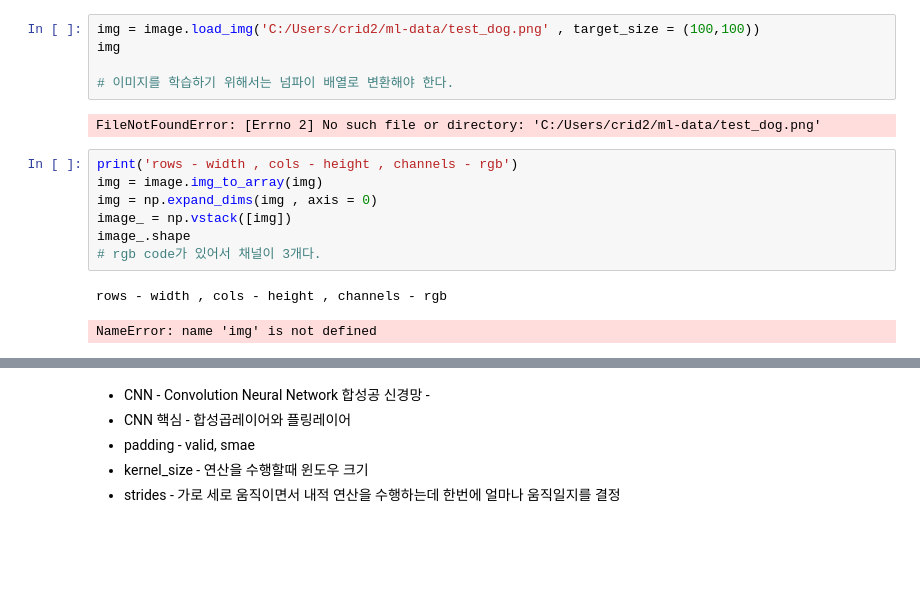
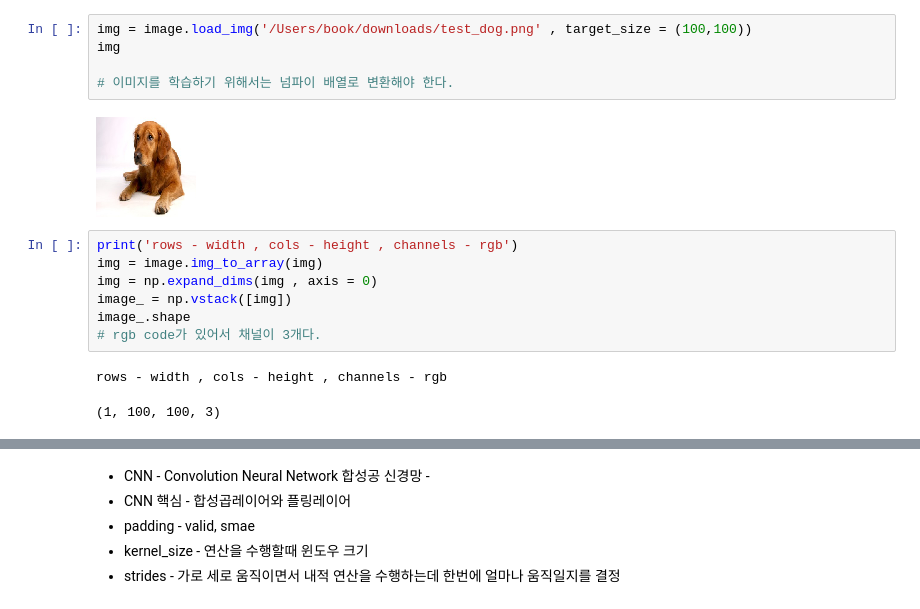
Before and after one commit to likeaAI/ai_study, a Jupyter notebook: 2022_ai_tensorflow[03]_jupyter_ver.ipynb, the cells around one changed output, grey strips where cells are left out. Saved outputs shown, nothing was run; the diff lists cells and outputs as text; blank space fills up the shorter version.

```diff
--- a/2022_ai_tensorflow[03]_jupyter_ver.ipynb
+++ b/2022_ai_tensorflow[03]_jupyter_ver.ipynb
@@ -53,10 +54,10 @@ device_lib.list_local_devices()
 # %%
-img = image.load_img('C:/Users/crid2/ml-data/test_dog.png' , target_size = (100,100))
+img = image.load_img('/Users/book/downloads/test_dog.png' , target_size = (100,100))
 img
 
 # 이미지를 학습하기 위해서는 넘파이 배열로 변환해야 한다.
 # %% [output]
-FileNotFoundError: [Errno 2] No such file or directory: 'C:/Users/crid2/ml-data/test_dog.png'
+[figure, added]
 # %%
 print('rows - width , cols - height , channels - rgb')
 img = image.img_to_array(img)
@@ -66,7 +67,7 @@ image_.shape
 # rgb code가 있어서 채널이 3개다.
 # %% [output]
 rows - width , cols - height , channels - rgb
-NameError: name 'img' is not defined
+(1, 100, 100, 3)
 # %%
 print('CNN - Convolution Neural Network 합성곱 신경망 - ')
 print('CNN 핵심 - 합성곱레이어와 풀링레이어')
```
Also changed, not shown: parts of 29 cells of this notebook.
